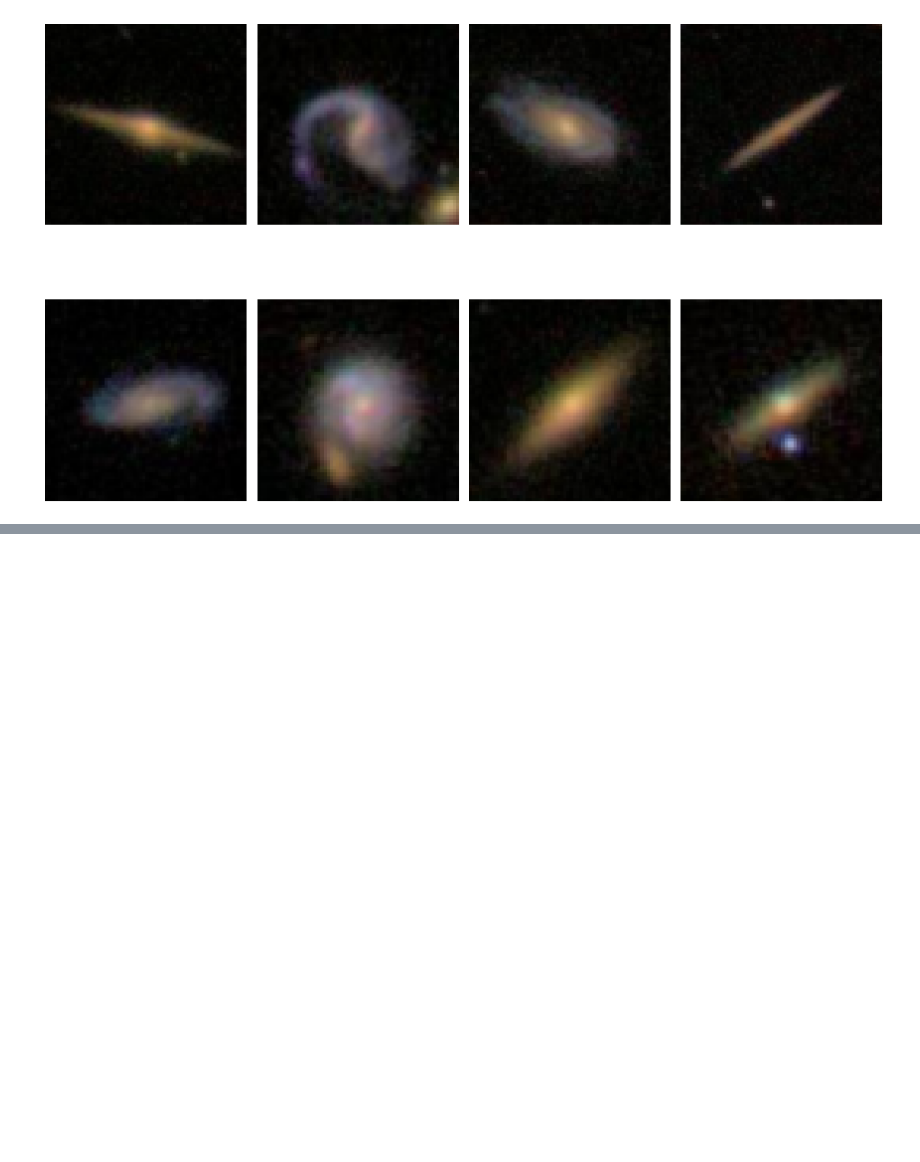
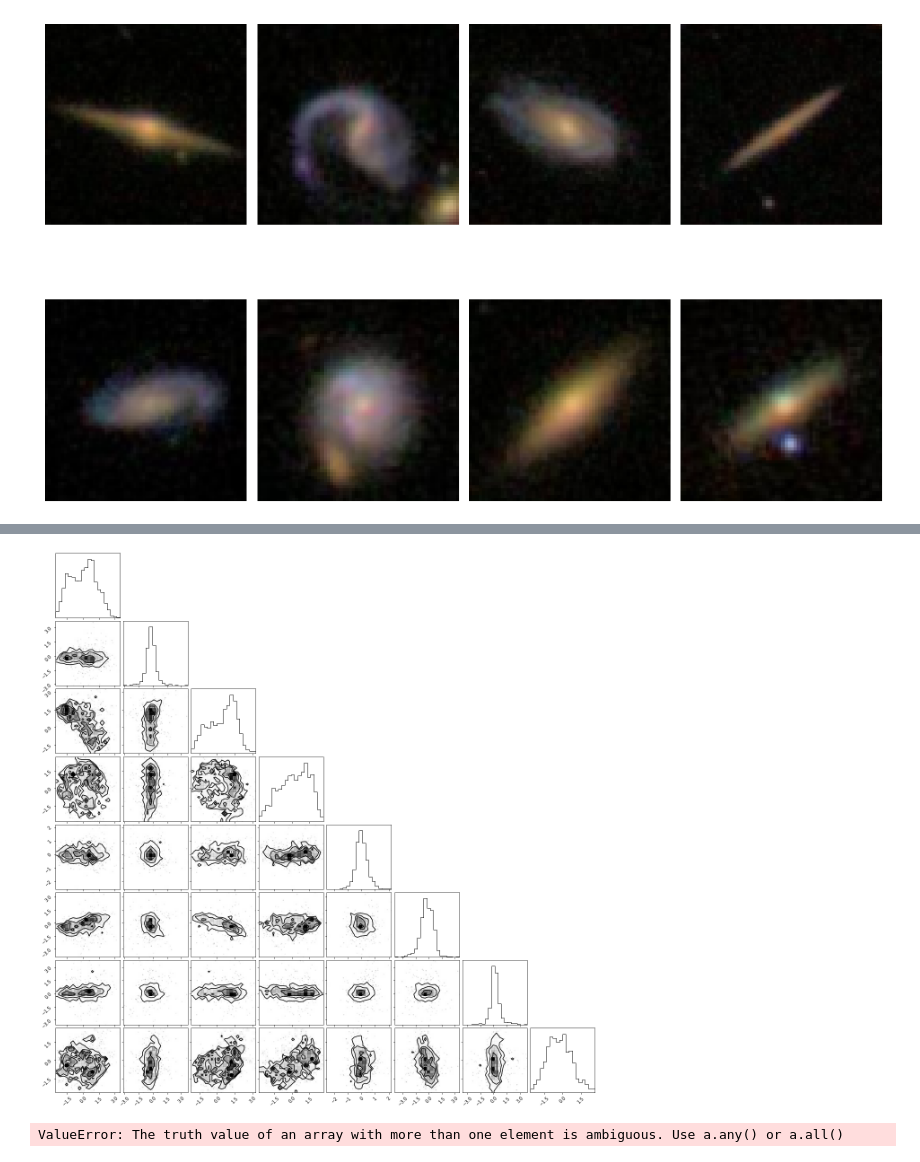
Before and after one commit to Quizznor/ML-galaxy-challenge, a Jupyter notebook: run_model.ipynb, the cells around one changed output, grey strips where cells are left out. Drawn from its saved outputs; the diff is of its cells as text; code cells hidden in the pictures; blank space fills up the shorter version.

```diff
--- a/run_model.ipynb
+++ b/run_model.ipynb
@@ -128,0 +162,5 @@ show_galaxies(images[img_index])
+# %%
+
+figure = corner.corner(latent_features[labels == 0])
+# %% [output]
+[figure, added]
@@ -128,0 +170,4 @@ show_galaxies(images[img_index])
+# %%
+calculate_distance(latent_features[0], latent_features[1])
+# %% [output]
+ValueError: The truth value of an array with more than one element is ambiguous. Use a.any() or a.all()
```
Also changed, not shown: parts of 17 cells of this notebook.
